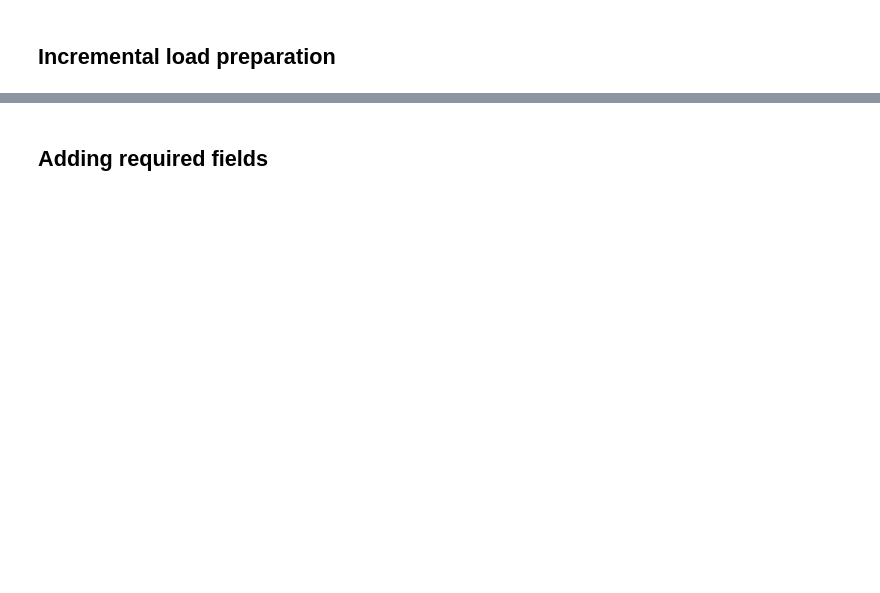
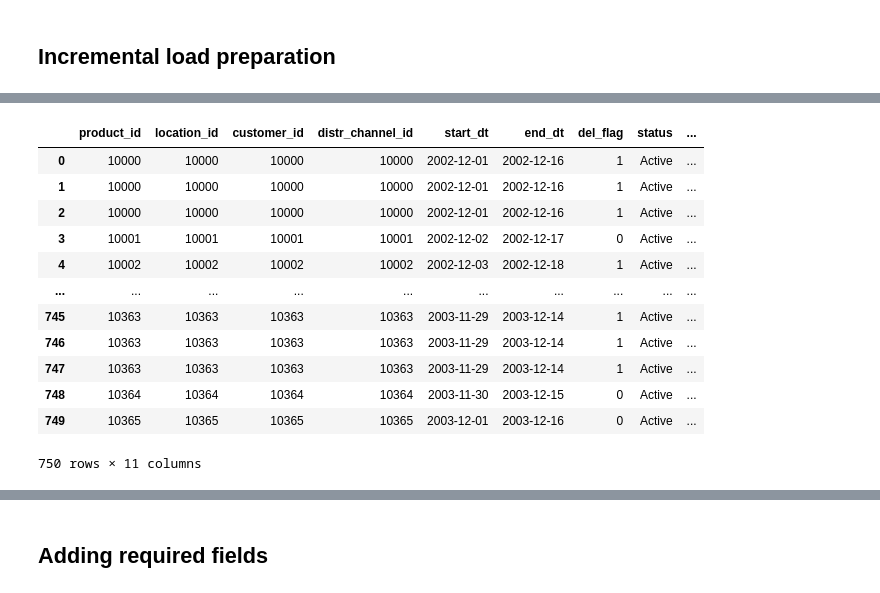
Before and after one commit to aromanenko/DFP, a Jupyter notebook: notebooks/forecast_flag.ipynb, the cells around one changed output, grey strips where cells are left out. Saved outputs shown, nothing was run; the diff lists cells and outputs as text; code cells hidden in the pictures; blank space fills up the shorter version.

```diff
--- a/notebooks/forecast_flag.ipynb
+++ b/notebooks/forecast_flag.ipynb
@@ -80,0 +175,16 @@ SALES_UPDATE_FF
+# %%
+ASSORT_MATRIX_UPDATE_FF
+# %% [output]
+|  | product_id | location_id | customer_id | distr_channel_id | start_dt | end_dt | del_flag | status | ... |
+| 0 | 10000 | 10000 | 10000 | 10000 | 2002-12-01 | 2002-12-16 | 1 | Active | ... |
+| 1 | 10000 | 10000 | 10000 | 10000 | 2002-12-01 | 2002-12-16 | 1 | Active | ... |
+| 2 | 10000 | 10000 | 10000 | 10000 | 2002-12-01 | 2002-12-16 | 1 | Active | ... |
+| 3 | 10001 | 10001 | 10001 | 10001 | 2002-12-02 | 2002-12-17 | 0 | Active | ... |
+| 4 | 10002 | 10002 | 10002 | 10002 | 2002-12-03 | 2002-12-18 | 1 | Active | ... |
+| ... | ... | ... | ... | ... | ... | ... | ... | ... | ... |
+| 745 | 10363 | 10363 | 10363 | 10363 | 2003-11-29 | 2003-12-14 | 1 | Active | ... |
+| 746 | 10363 | 10363 | 10363 | 10363 | 2003-11-29 | 2003-12-14 | 1 | Active | ... |
+| 747 | 10363 | 10363 | 10363 | 10363 | 2003-11-29 | 2003-12-14 | 1 | Active | ... |
+| 748 | 10364 | 10364 | 10364 | 10364 | 2003-11-30 | 2003-12-15 | 0 | Active | ... |
+| 749 | 10365 | 10365 | 10365 | 10365 | 2003-12-01 | 2003-12-16 | 0 | Active | ... |
+750 rows × 11 columns
```
Also changed, not shown: parts of 27 cells of this notebook.
